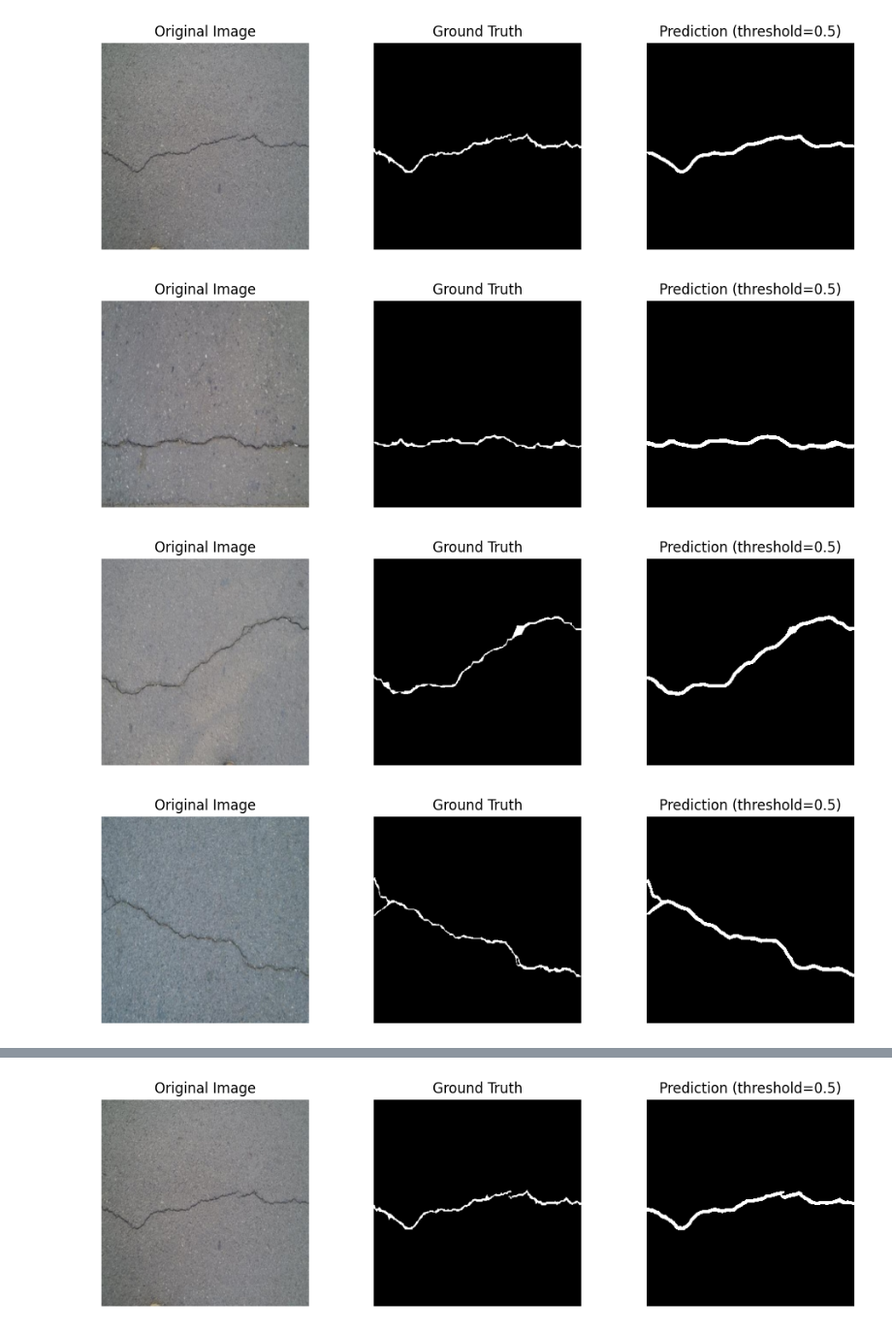
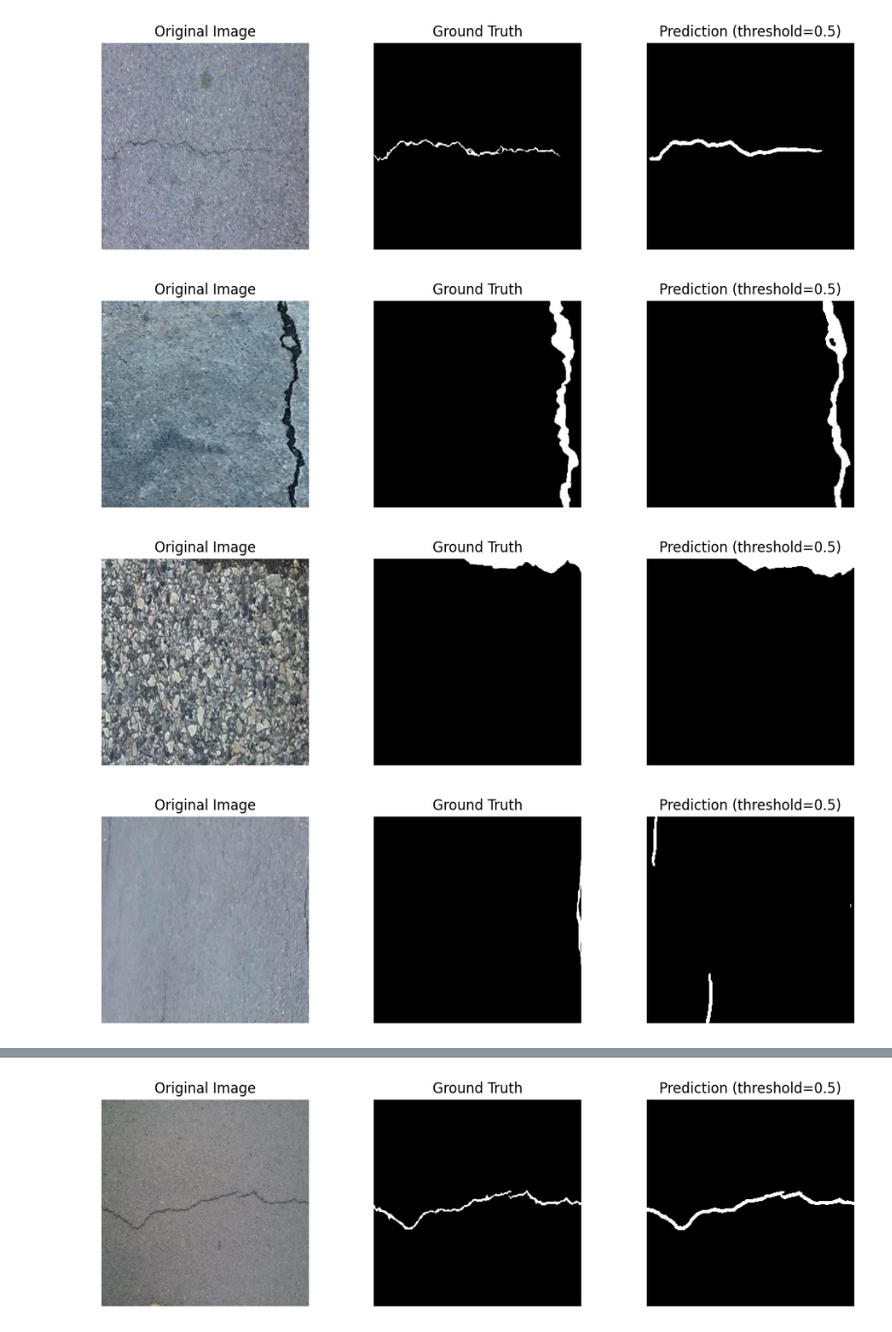
Before and after one commit to learnstructure/crack-seg, a Jupyter notebook: main.ipynb, the cells around one changed output, grey strips where cells are left out. Shown at 97% size. Cells and saved outputs as stored; diff of their text form; code cells hidden in the pictures.

```diff
--- a/main.ipynb
+++ b/main.ipynb
@@ -35,17 +37,17 @@ model.load_state_dict(state_dict)
 model.eval()
 device = torch.device("cuda" if torch.cuda.is_available() else "cpu")
 # %%
-for i in range(0,5):
+for i in range(10,15):
     display_prediction(
     image_path=list(TEST_IMG_DIR.iterdir())[i],
     model=model,
     device=device,
     transform=val_transform,
     mask_dir="CConCrack/Test/masks",
     threshold=0.5
 )
 # %% [output]
-[figure, old version]
+[figure, new version]
-[figure, old version]
+[figure, new version]
-[figure, old version]
+[figure, new version]
-[figure, old version]
+[figure, new version]
```
Also changed, not shown: parts of 3 cells of this notebook, 5 other files.
